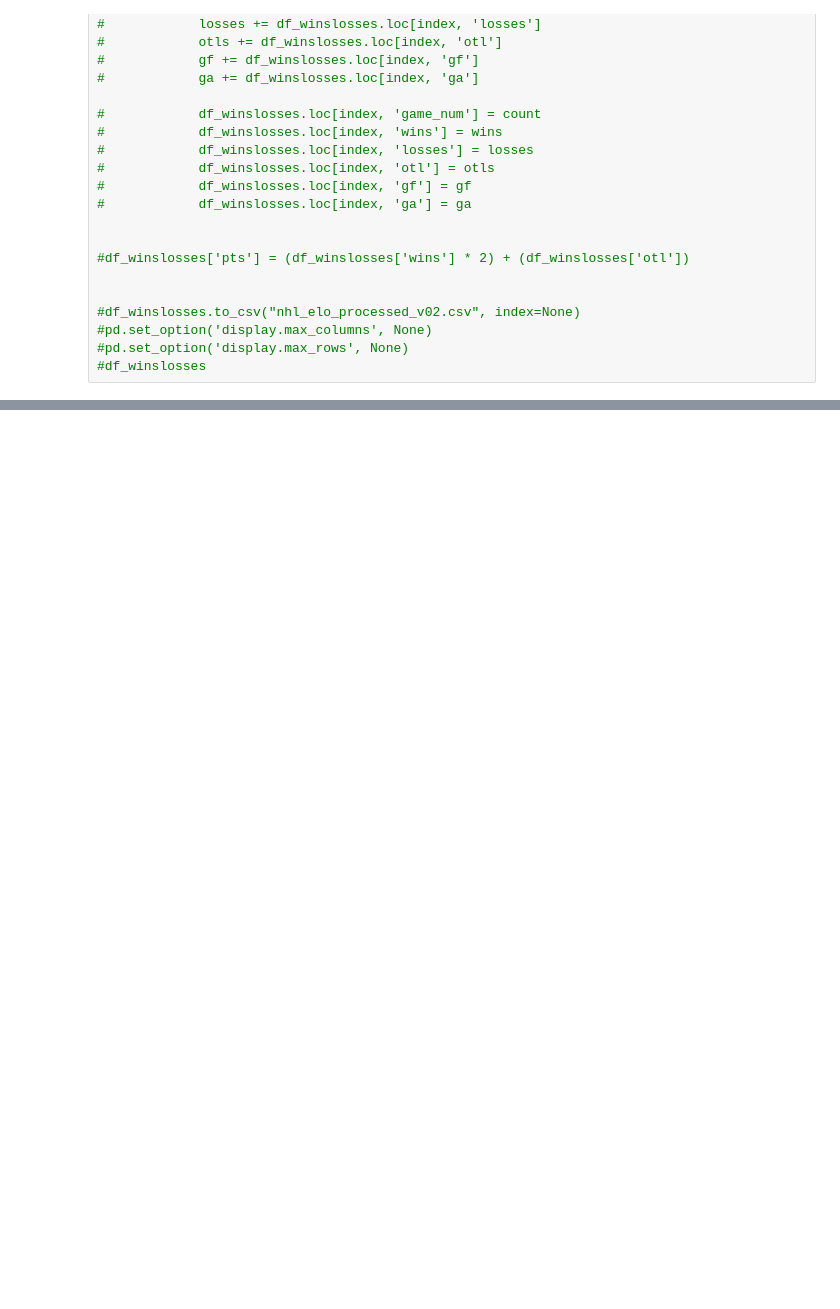
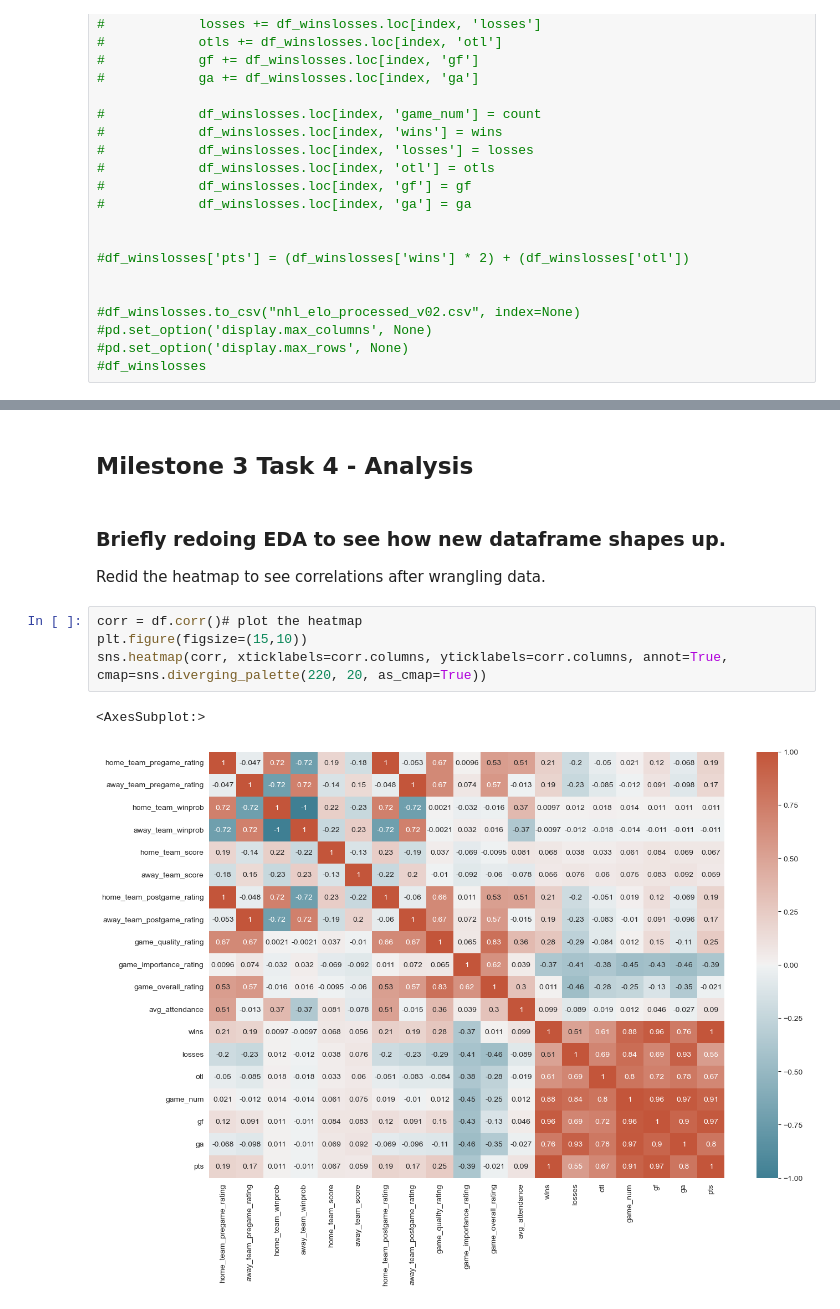
Before and after one commit to ubco-W2022T1-cosc301/project-group10, a Jupyter notebook: notebooks/AndreiZipisNotebook.ipynb, the cells around one changed output, grey strips where cells are left out. Drawn from its saved outputs; the diff is of its cells as text; blank space fills up the shorter version.

Commit message:
Finished AZ analysis questions

```diff
--- a/notebooks/AndreiZipisNotebook.ipynb
+++ b/notebooks/AndreiZipisNotebook.ipynb
@@ -202,0 +215,13 @@ df
+# %% [markdown]
+## Milestone 3 Task  4 - Analysis
+# %% [markdown]
+### Briefly redoing EDA to see how new dataframe shapes up.
+
+Redid the heatmap to see correlations after wrangling data.
+# %%
+corr = df.corr()# plot the heatmap
+plt.figure(figsize=(15,10))
+sns.heatmap(corr, xticklabels=corr.columns, yticklabels=corr.columns, annot=True, cmap=sns.diverging_palette(220, 20, as_cmap=True))
+# %% [output]
+<AxesSubplot:>
+[figure, added]
```
Also changed, not shown: parts of 21 cells of this notebook.
